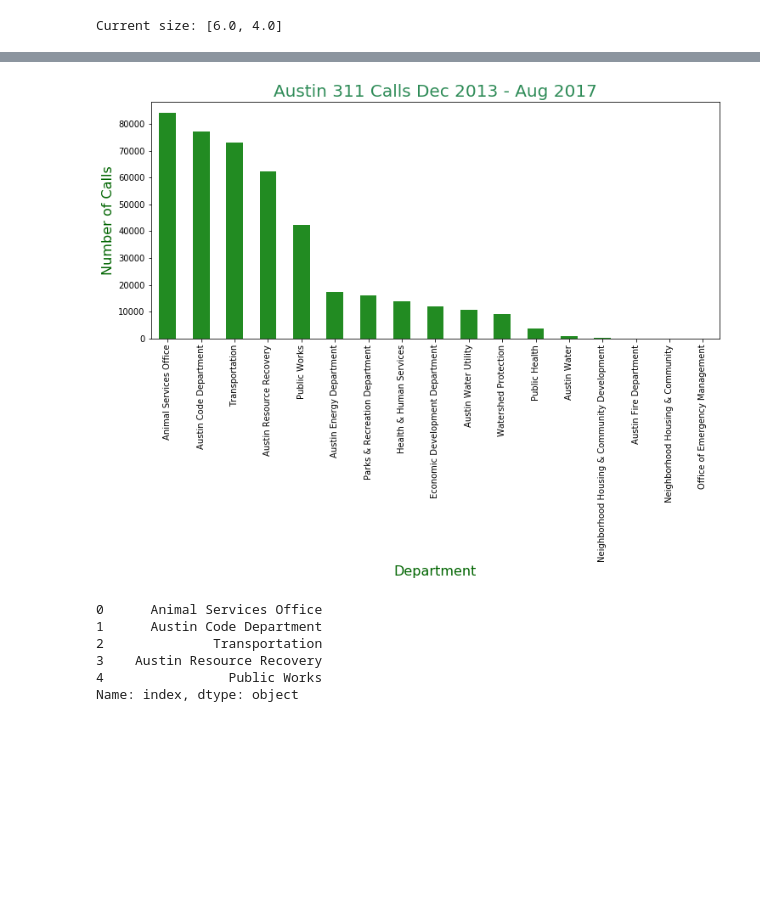
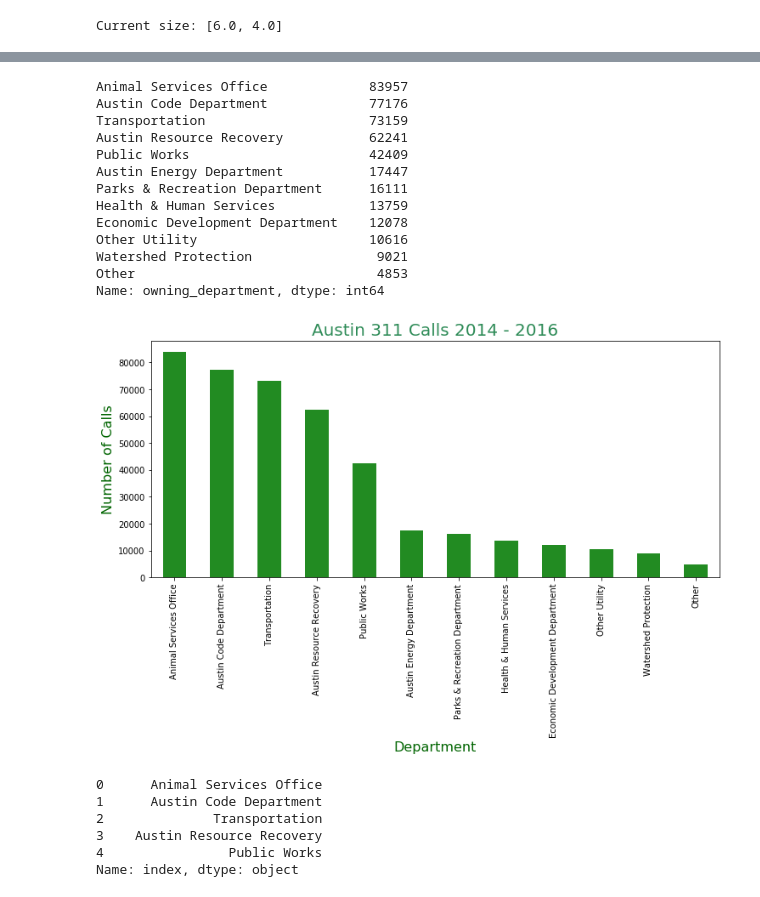
Before and after one commit to mraigosa/Austin_311_analysis, a Jupyter notebook: department analysis.ipynb, the cells around one changed output, grey strips where cells are left out. Cells and saved outputs as stored; diff of their text form; code cells hidden in the pictures; blank space fills up the shorter version.

Commit message:
cleaned up notebook and graphs

```diff
--- a/department analysis.ipynb
+++ b/department analysis.ipynb
@@ -123,3 +31,0 @@ Name: city, dtype: int64
-# %%
-value_list = ['TRAVIS']
-austin311_df = austincity_df[austincity_df.county.isin(value_list)]
@@ -137,2 +31,0 @@ dtype: int64
-# %%
-austin311_df["incident_zip"] = austin311_df["incident_zip"].astype(int)
@@ -154,13 +31,0 @@ austin311_df.head()
-# %%
-#Drop the City and County
-austin311_df.drop('city',axis=1, inplace=True)
-austin311_df.drop('county',axis=1, inplace=True)
-
-#Change the date to a datetime format.
-austin311_df['created_date'] = pd.to_datetime(austin311_df['created_date'], format='%Y/%m/%d')
-
-#Create columns for year and month.
-austin311_df['year'] = austin311_df['created_date'].dt.year
-austin311_df['month'] = austin311_df['created_date'].dt.month
-#austin311_df['Month'] = austin311_df['Date'].dt.strftime("%B") for adding the text for month.
-austin311_df.head()
@@ -221,12 +54,37 @@ Name: owning_department, dtype: int64
+# %%
+#combine departments with nominal complaints into a category "other"
+austin311_df['owning_department'] = austin311_df['owning_department'].str.replace("Public Health", "Other")
+austin311_df['owning_department'] = austin311_df['owning_department'].str.replace("Austin Water", "Other")
+austin311_df['owning_department'] = austin311_df['owning_department'].str.replace("Neighborhood Housing & Community Development", "Other")
+austin311_df['owning_department'] = austin311_df['owning_department'].str.replace("Austin Fire Department", "Other")
+austin311_df['owning_department'] = austin311_df['owning_department'].str.replace("Neighborhood Housing & Community", "Other")
+austin311_df['owning_department'] = austin311_df['owning_department'].str.replace("Office of Emergency Management", "Other")
+# %%
+#recheck departments to verify new category "other"
+austin311_df['owning_department'].value_counts()
+# %% [output]
+Animal Services Office             83957
+Austin Code Department             77176
+Transportation                     73159
+Austin Resource Recovery           62241
+Public Works                       42409
+Austin Energy Department           17447
+Parks & Recreation Department      16111
+Health & Human Services            13759
+Economic Development Department    12078
+Other Utility                      10616
+Watershed Protection                9021
+Other                               4853
+Name: owning_department, dtype: int64
 # %%
+#plot this information on a bar graph to visualize the results
 pd.value_counts(austin311_df['owning_department']).plot.bar(color = "forestgreen")
-# plt.tight_layout()
 plt.gcf().subplots_adjust(bottom=0.45)
-plt.title('Austin 311 Calls Dec 2013 - Aug 2017', fontsize=20, color = "seagreen")
+plt.title('Austin 311 Calls 2014 - 2016', fontsize=20, color = "seagreen")
 plt.xlabel('Department', fontsize=16, color = "darkgreen")
 plt.ylabel('Number of Calls', fontsize=16, color = "darkgreen")
 plt.savefig("overviewbydepartment.png")
 plt.show()
 # %% [output]
-[figure, old version]
+[figure, new version]
 # %%
```
Also changed, not shown: parts of 48 cells of this notebook, 4 other files.
